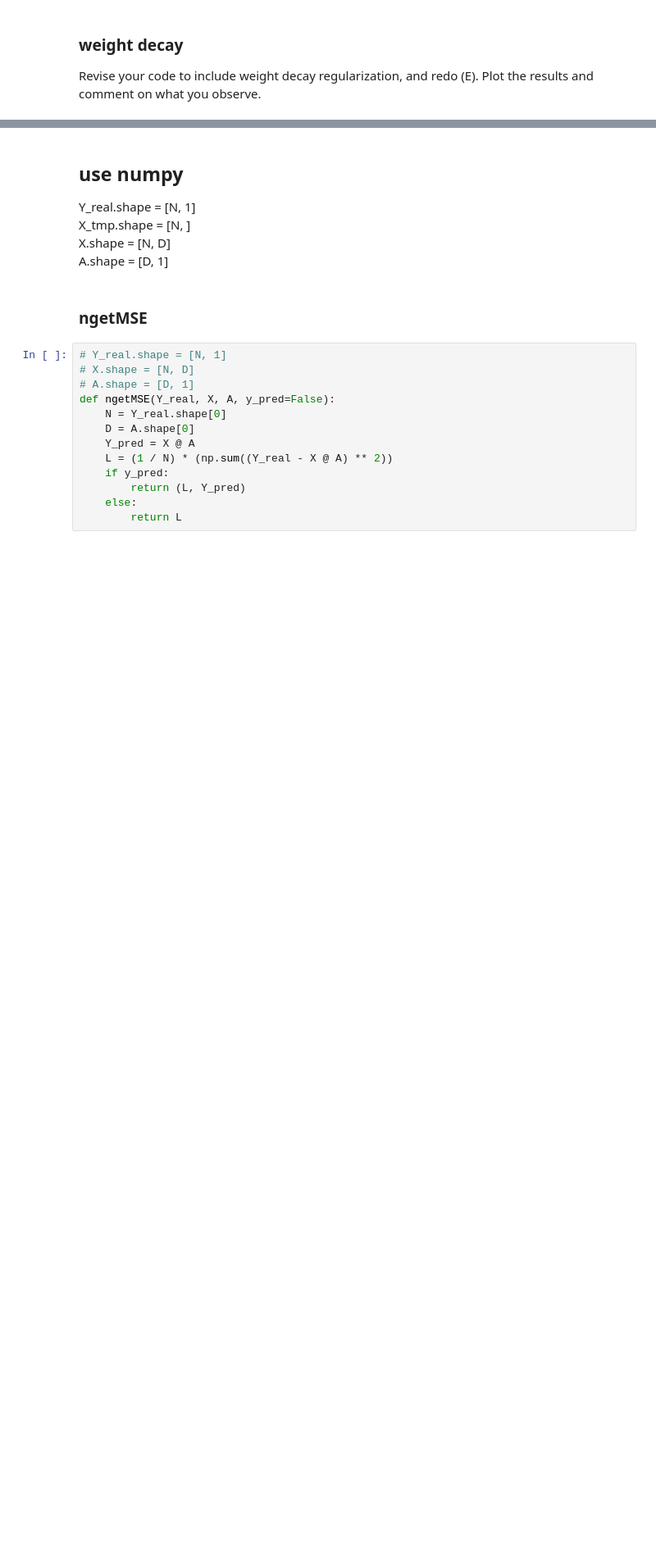
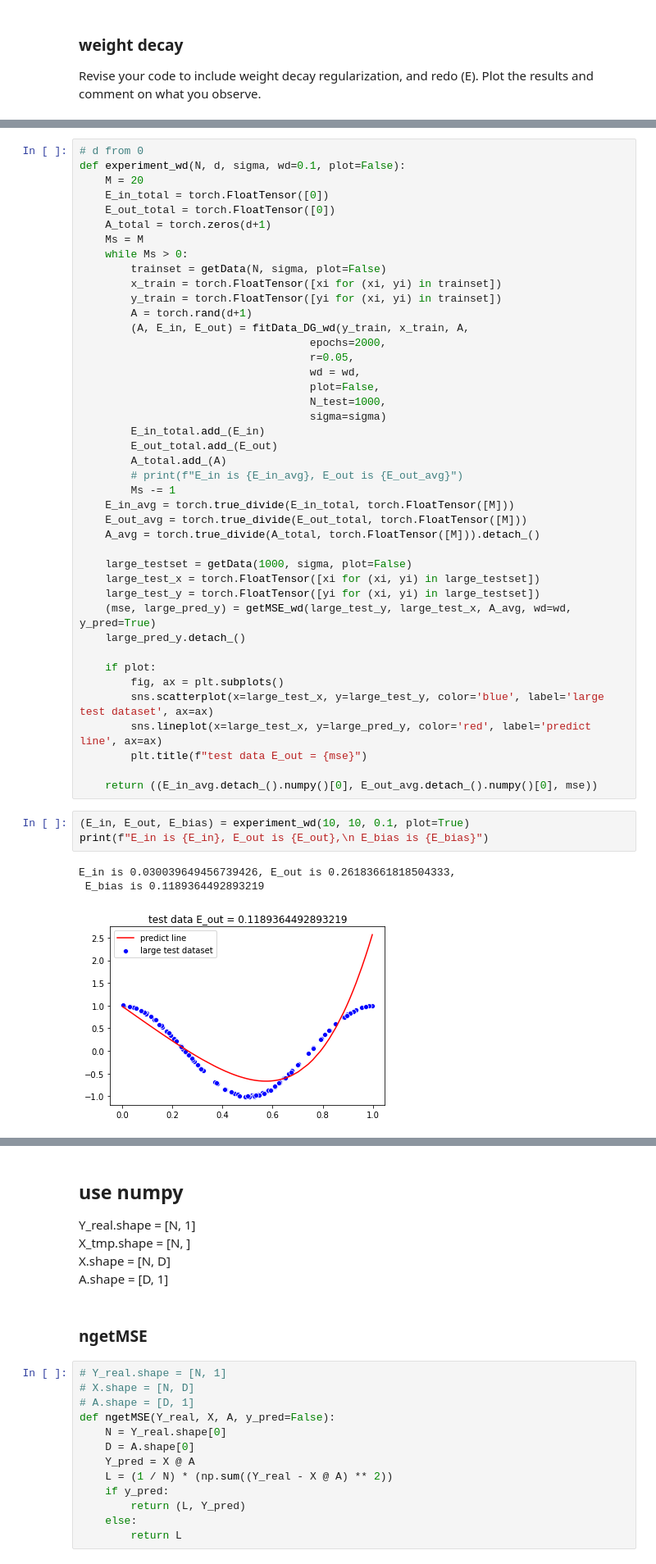
Before and after one commit to liushuyu6666/AI_relative, a Jupyter notebook: algorithm_explore/Gaussian_Regression.ipynb, the cells around one changed output, grey strips where cells are left out. Shown at 82% size. Cells and saved outputs as stored; diff of their text form; blank space fills up the shorter version.

```diff
--- a/algorithm_explore/Gaussian_Regression.ipynb
+++ b/algorithm_explore/Gaussian_Regression.ipynb
@@ -523,0 +578,49 @@ time cost is 3.4215784072875977
+# %%
+# d from 0
+def experiment_wd(N, d, sigma, wd=0.1, plot=False):
+    M = 20
+    E_in_total = torch.FloatTensor([0])
+    E_out_total = torch.FloatTensor([0])
+    A_total = torch.zeros(d+1)
+    Ms = M
+    while Ms > 0:
+        trainset = getData(N, sigma, plot=False)
+        x_train = torch.FloatTensor([xi for (xi, yi) in trainset])
+        y_train = torch.FloatTensor([yi for (xi, yi) in trainset])
+        A = torch.rand(d+1)
+        (A, E_in, E_out) = fitData_DG_wd(y_train, x_train, A,
+                                    epochs=2000,
+                                    r=0.05,
+                                    wd = wd,
+                                    plot=False,
+                                    N_test=1000,
+                                    sigma=sigma)
+        E_in_total.add_(E_in)
+        E_out_total.add_(E_out)
+        A_total.add_(A)
+        # print(f"E_in is {E_in_avg}, E_out is {E_out_avg}")
+        Ms -= 1
+    E_in_avg = torch.true_divide(E_in_total, torch.FloatTensor([M]))
+    E_out_avg = torch.true_divide(E_out_total, torch.FloatTensor([M]))
+    A_avg = torch.true_divide(A_total, torch.FloatTensor([M])).detach_()
+
+    large_testset = getData(1000, sigma, plot=False)
+    large_test_x = torch.FloatTensor([xi for (xi, yi) in large_testset])
+    large_test_y = torch.FloatTensor([yi for (xi, yi) in large_testset])
+    (mse, large_pred_y) = getMSE_wd(large_test_y, large_test_x, A_avg, wd=wd, y_pred=True)
+    large_pred_y.detach_()
+
+    if plot:
+        fig, ax = plt.subplots()
+        sns.scatterplot(x=large_test_x, y=large_test_y, color='blue', label='large test dataset', ax=ax)
+        sns.lineplot(x=large_test_x, y=large_pred_y, color='red', label='predict line', ax=ax)
+        plt.title(f"test data E_out = {mse}")
+
+    return ((E_in_avg.detach_().numpy()[0], E_out_avg.detach_().numpy()[0], mse))
+# %%
+(E_in, E_out, E_bias) = experiment_wd(10, 10, 0.1, plot=True)
+print(f"E_in is {E_in}, E_out is {E_out},\n E_bias is {E_bias}")
+# %% [output]
+E_in is 0.030039649456739426, E_out is 0.26183661818504333,
+ E_bias is 0.1189364492893219
+[figure, added]
```
Also changed, not shown: parts of 20 cells of this notebook.
